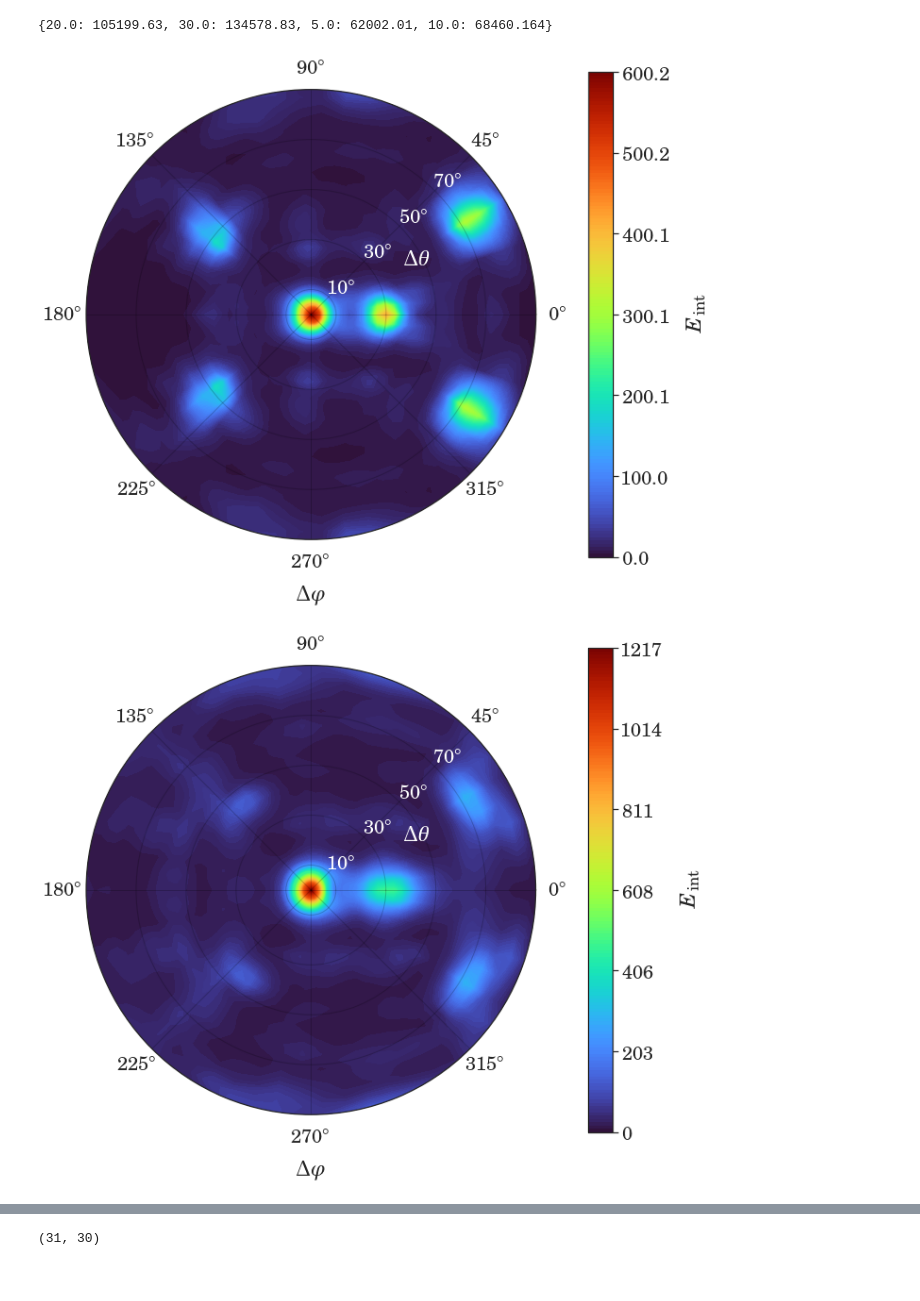
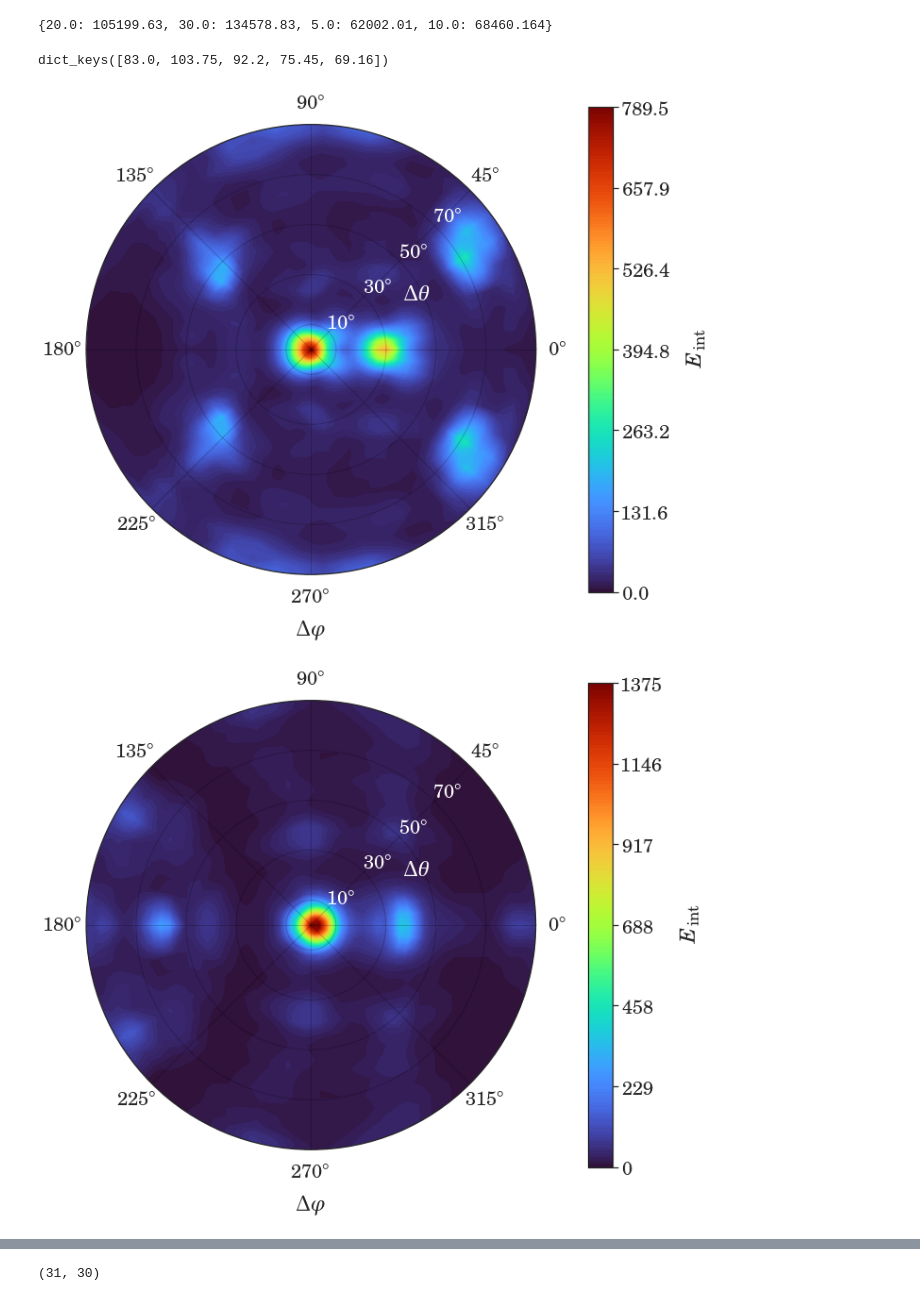
Before and after one commit to Misery7100-Magistracy/Angular-dispersion-boost, a Jupyter notebook: computations/mstm3d.ipynb, the cells around one changed output, grey strips where cells are left out. Cells and saved outputs as stored; diff of their text form; code cells hidden in the pictures.

```diff
--- a/computations/mstm3d.ipynb
+++ b/computations/mstm3d.ipynb
@@ -90,12 +90,12 @@ array([ 0.,  6., 12., 18., 24., 30., 36., 42., 48., 54., 60., 66., 72.,
 # %%
 import re
 
-root = './matlab/output/experiment/radius_fixed_m2'
+root = './matlab/output/wavepacket'
 #fname = 'cylinder_15edge_249gap_50radius_0.0nonreg_1.8702m_15deg_TEpol_83wav_800bw.mat'
 
 
-dphi = np.array([0])
-#dphi = np.linspace(0, 180, 30)
+#dphi = np.array([0])
+dphi = np.linspace(0, 180, 30)
 dtheta0_90 = np.linspace(0, 90, 31)
 #dtheta90_180 = np.linspace(90, 180, 25)
 
@@ -111,8 +111,8 @@ eint_storage = {}
 
 for fname in files:
 
-    #wavelength = float(re.search(r'[\d\.]+(?=wav)', fname).group())
-    radius = float(re.search(r'\d+(?=radius)', fname).group())
+    wavelength = float(re.search(r'[\d\.]+(?=wav)', fname).group())
+    #radius = float(re.search(r'\d+(?=radius)', fname).group())
     #theta0 = float(re.search(r'\d+(?=deg_theta0)', fname).group())
 
     #if radius in [30, 60]:
@@ -126,8 +126,9 @@ for fname in files:
         )
 
     #eint0_90_global += get_rel_amp(wavelength)**2 * eint0_90
-    eint_storage[radius] = eint0_90
+    #eint_storage[radius] = eint0_90
     #eint_storage[theta0] = eint0_90
+    eint_storage[wavelength] = eint0_90
 
     # eint90_180 = msevn.mstm_est.e_int(
     #         matpath=os.path.join(root, fname),
@@ -159,13 +160,17 @@ for fname in files:
 glob_storage
 # %% [output]
 {20.0: 105199.63, 30.0: 134578.83, 5.0: 62002.01, 10.0: 68460.164}
+# %%
+eint_storage.keys()
+# %% [output]
+dict_keys([83.0, 103.75, 92.2, 75.45, 69.16])
 # %%
-fig = msevn.mstm_polar_plot.e_int(eint_storage[5], kind='t', dtheta=dtheta0_90, dphi=dphi, symmertry=True)
+fig = msevn.mstm_polar_plot.e_int(eint_storage[83], kind='t', dtheta=dtheta0_90, dphi=dphi, symmertry=True)
 # %% [output]
-[figure, old version]
+[figure, new version]
 # %%
-fig = msevn.mstm_polar_plot.e_int(eint_storage[30], kind='t', dtheta=dtheta0_90, dphi=dphi, symmertry=True)
+fig = msevn.mstm_polar_plot.e_int(eint_storage[103.75], kind='t', dtheta=dtheta0_90, dphi=dphi, symmertry=True)
 # %% [output]
-[figure, old version]
+[figure, new version]
 # %%
 for k, v in eint_storage.items():
```
Also changed, not shown: parts of 1 cell of this notebook, 15 other files.
